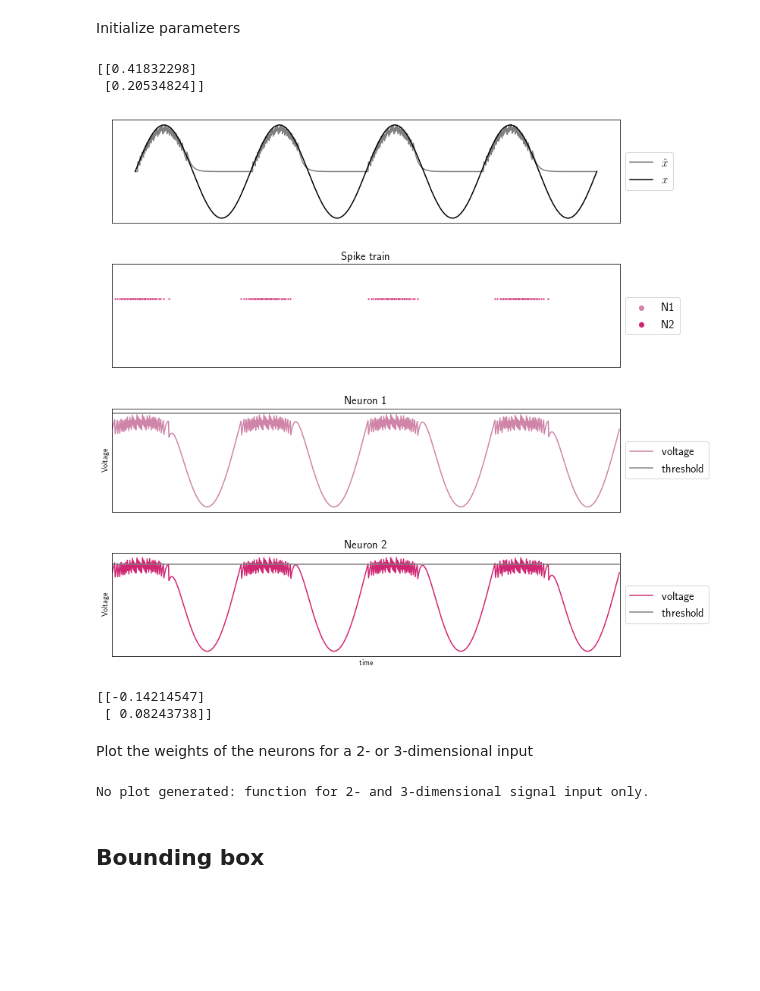
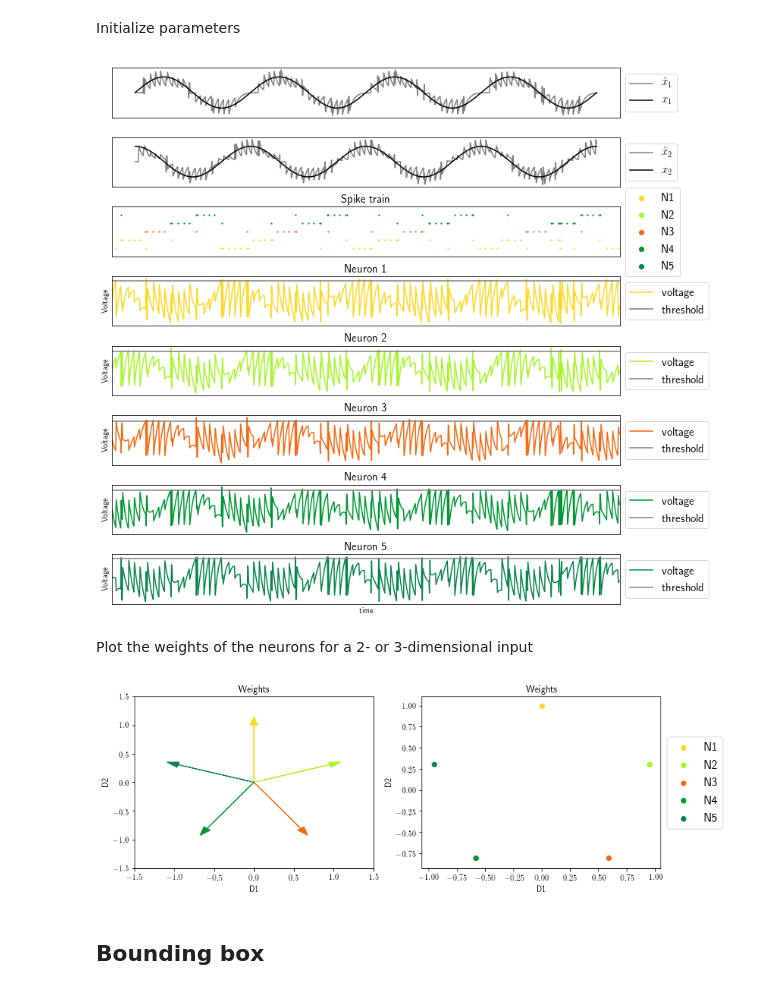
Before and after one commit to ABra1993/LisbonLab, a Jupyter notebook: CSM_multidimensional.ipynb, the cells around one changed output. Cells and saved outputs as stored; diff of their text form; code cells hidden in the pictures; blank space fills up the shorter version.

```diff
--- a/CSM_multidimensional.ipynb
+++ b/CSM_multidimensional.ipynb
@@ -33,24 +46,22 @@ def initialize_weights(N, d):
 
     if d == 1:
         # 1-dimensional input signal
-        D = np.zeros(N)
 
-        counter = 0
+        weights = np.linspace(0, 1.5 * np.pi, N + 1)
+
+        D = []
 
         for i in range(N):
-            if counter % 2 == 0:
-                D[i] = random.uniform(0.20, 0.22)
+            D.append(np.cos(weights[i]))
 
-                counter = counter + 1
-            else:
-                D[i] = random.uniform(-0.22, -0.20)
+        D = np.asarray(D).reshape((N, d))
 
-                counter = counter + 1
+    elif d == 2:
+        # 2-dimensional input signal
 
-    if d == 2:
-        # 2-dimensional input signal
+        weights = np.linspace(0, 2 * np.pi, N + 1)
+
         D = []
-        weights = np.linspace(0, 2 * np.pi, N + 1)
 
         for i in range(N):
                 D_temp = [np.sin(weights[i]), np.cos(weights[i])]
@@ -246,30 +259,22 @@ def plot_N(color):
     pl.xlabel('time')
 # %%
 # Run simulation and plot results for given parameters
-N = 2                                                    # number of neurons
-d = 1                                                    # number of dimensions of signal input
+N = 5                                                    # number of neurons
+d = 2                                                    # number of dimensions of signal input
 iterations = 1000                                        # number of time steps
 dt = 0.1                                                 # step size
 tau = 1                                                  # time constant
 beta = 0                                                 # cost constant
 color = list(np.random.choice(range(256), size=(N, 3)))  # color map for plotting the different neurons
 
 # run simulation
 D = initialize_weights(N, d)                                                # initialize decoding weights
 t, voltage, x_est, o, T = initialize_params_N(N, d, iterations, dt, D)      # initialize parameters
 c, x = TVS_N(iterations)                                                    # create d-dimensional input signal
 run_N(tau, beta)                                                            # run spiking network
 plot_N(color)                                                               # plot results
-print(D)
 # %% [output]
-[[0.41832298]
- [0.20534824]]
-[figure, old version]
+[figure, new version]
-# %%
-print(D)
-# %% [output]
-[[-0.14214547]
- [ 0.08243738]]
 # %% [markdown]
 Plot the weights of the neurons for a 2- or 3-dimensional input
 # %%
@@ -323,7 +328,7 @@ def plot_weights():
 
 plot_weights()
 # %% [output]
-No plot generated: function for 2- and 3-dimensional signal input only.
+[figure, added]
 # %% [markdown]
 ## Bounding box
 # %%
```
Also changed, not shown: parts of 7 cells of this notebook, 3 other files.
